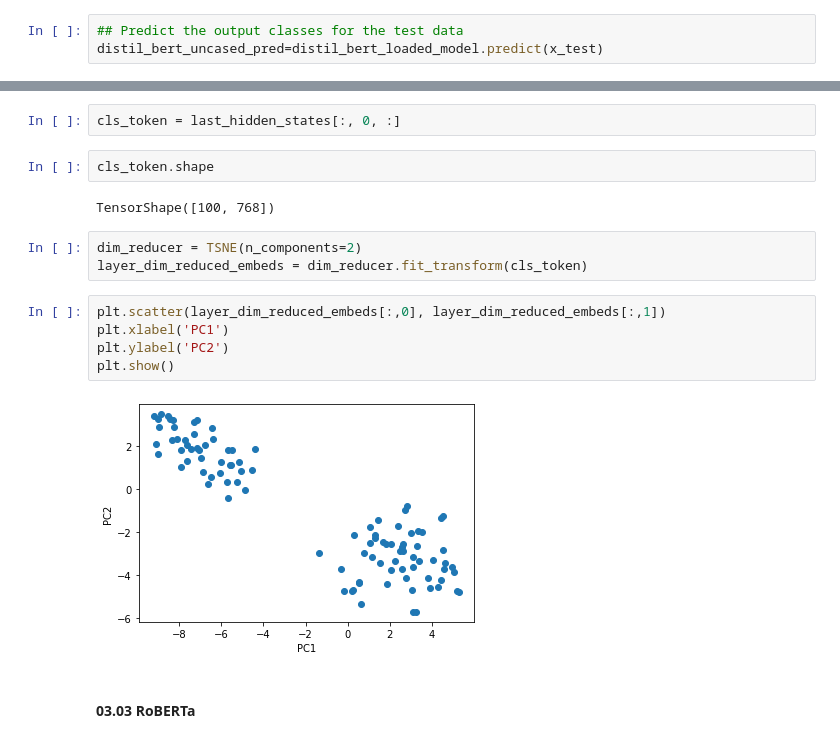
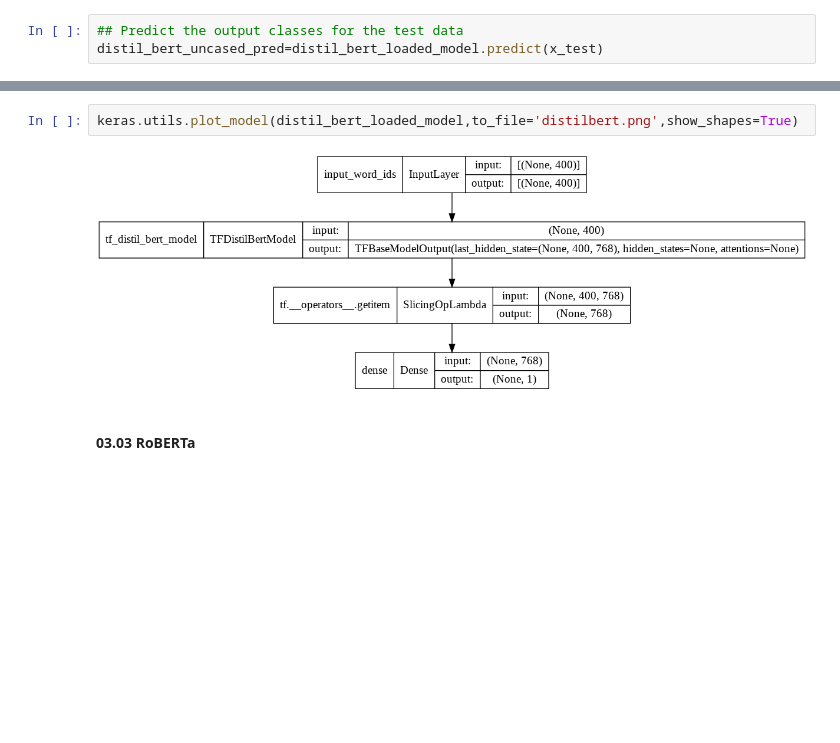
Before and after one commit to subhabrata-ghosh-1988/Transformers, a Jupyter notebook: Transformers_Ensemble.ipynb, the cells around one changed output, grey strips where cells are left out. Cells and saved outputs as stored; diff of their text form; blank space fills up the shorter version.

```diff
--- a/Transformers_Ensemble.ipynb
+++ b/Transformers_Ensemble.ipynb
@@ -427,19 +296,7 @@ array([[[-1.82536021e-01,  3.38882864e-01,  9.19472426e-03, ...,
-# %%
-cls_token = last_hidden_states[:, 0, :]
-# %%
-cls_token.shape
-# %% [output]
-TensorShape([100, 768])
-# %%
-dim_reducer = TSNE(n_components=2)
-layer_dim_reduced_embeds = dim_reducer.fit_transform(cls_token)
-# %%
-plt.scatter(layer_dim_reduced_embeds[:,0], layer_dim_reduced_embeds[:,1])
-plt.xlabel('PC1')
-plt.ylabel('PC2')
-plt.show()
-# %% [output]
-[figure, removed]
+# %%
+keras.utils.plot_model(distil_bert_loaded_model,to_file='distilbert.png',show_shapes=True)
+# %% [output]
+[figure, added]
 # %% [markdown]
 #### 03.03 RoBERTa
 # %%
```
Also changed, not shown: parts of 25 cells of this notebook.
